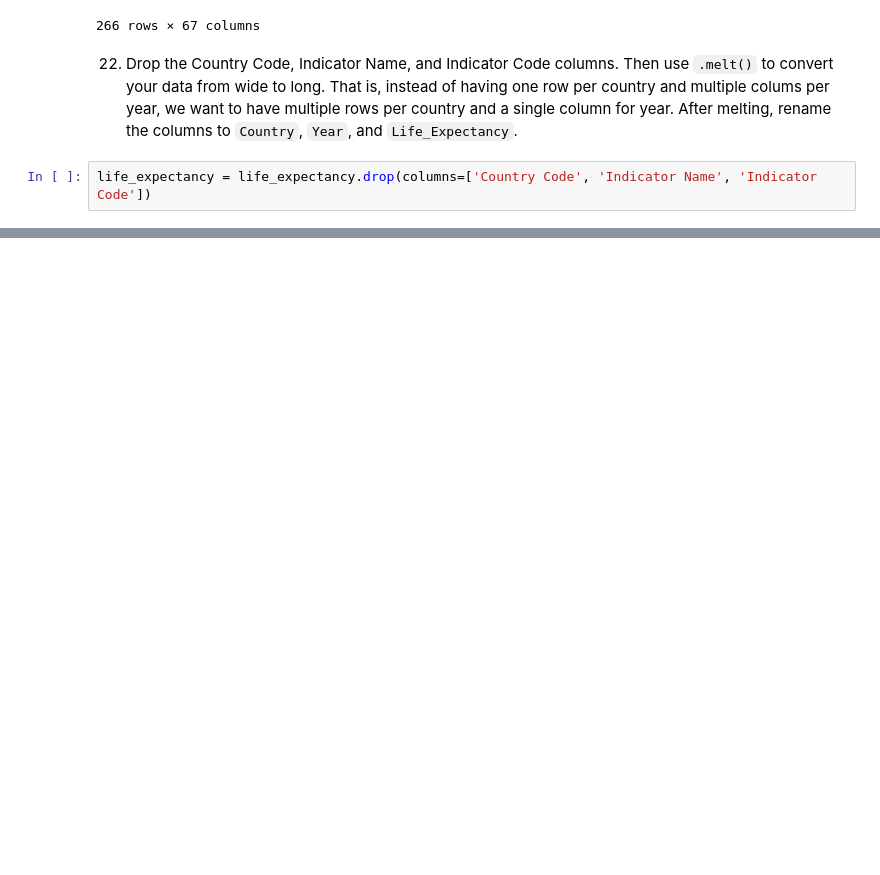
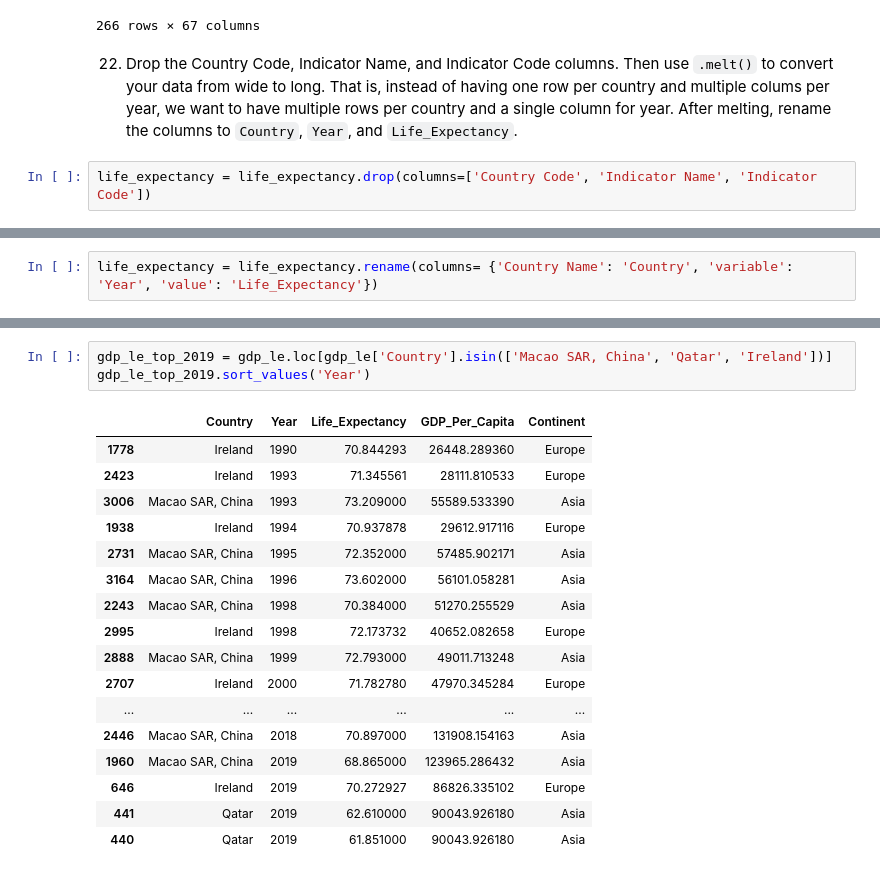
Before and after one commit to nss-data-science-cohort-6/un_data_question-michialm, a Jupyter notebook: notebooks/UN_Data_Exploration.ipynb, the cells around one changed output, grey strips where cells are left out. Drawn from its saved outputs; the diff is of its cells as text; blank space fills up the shorter version.

```diff
--- a/notebooks/UN_Data_Exploration.ipynb
+++ b/notebooks/UN_Data_Exploration.ipynb
@@ -418,0 +405,2 @@ life_expectancy.melt(id_vars='Country Name').dropna()
+# %%
+life_expectancy = life_expectancy.rename(columns= {'Country Name': 'Country', 'variable': 'Year', 'value': 'Life_Expectancy'})
@@ -418,0 +495,21 @@ life_expectancy.melt(id_vars='Country Name').dropna()
+# %%
+gdp_le_top_2019 = gdp_le.loc[gdp_le['Country'].isin(['Macao SAR, China', 'Qatar', 'Ireland'])]
+gdp_le_top_2019.sort_values('Year')
+# %% [output]
+|  | Country | Year | Life_Expectancy | GDP_Per_Capita | Continent |
+| 1778 | Ireland | 1990 | 70.844293 | 26448.289360 | Europe |
+| 2423 | Ireland | 1993 | 71.345561 | 28111.810533 | Europe |
+| 3006 | Macao SAR, China | 1993 | 73.209000 | 55589.533390 | Asia |
+| 1938 | Ireland | 1994 | 70.937878 | 29612.917116 | Europe |
+| 2731 | Macao SAR, China | 1995 | 72.352000 | 57485.902171 | Asia |
+| 3164 | Macao SAR, China | 1996 | 73.602000 | 56101.058281 | Asia |
+| 2243 | Macao SAR, China | 1998 | 70.384000 | 51270.255529 | Asia |
+| 2995 | Ireland | 1998 | 72.173732 | 40652.082658 | Europe |
+| 2888 | Macao SAR, China | 1999 | 72.793000 | 49011.713248 | Asia |
+| 2707 | Ireland | 2000 | 71.782780 | 47970.345284 | Europe |
+| ... | ... | ... | ... | ... | ... |
+| 2446 | Macao SAR, China | 2018 | 70.897000 | 131908.154163 | Asia |
+| 1960 | Macao SAR, China | 2019 | 68.865000 | 123965.286432 | Asia |
+| 646 | Ireland | 2019 | 70.272927 | 86826.335102 | Europe |
+| 441 | Qatar | 2019 | 62.610000 | 90043.926180 | Asia |
+| 440 | Qatar | 2019 | 61.851000 | 90043.926180 | Asia |
```
Also changed, not shown: parts of 22 cells of this notebook.
